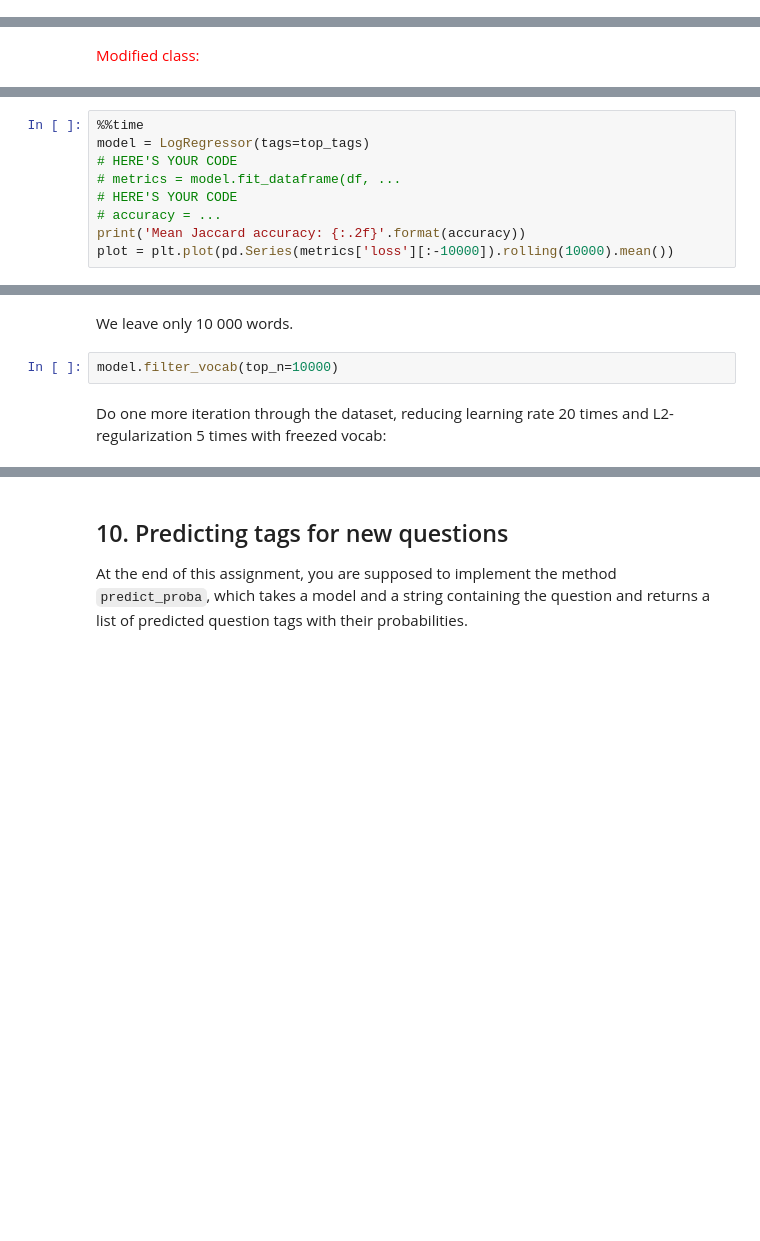
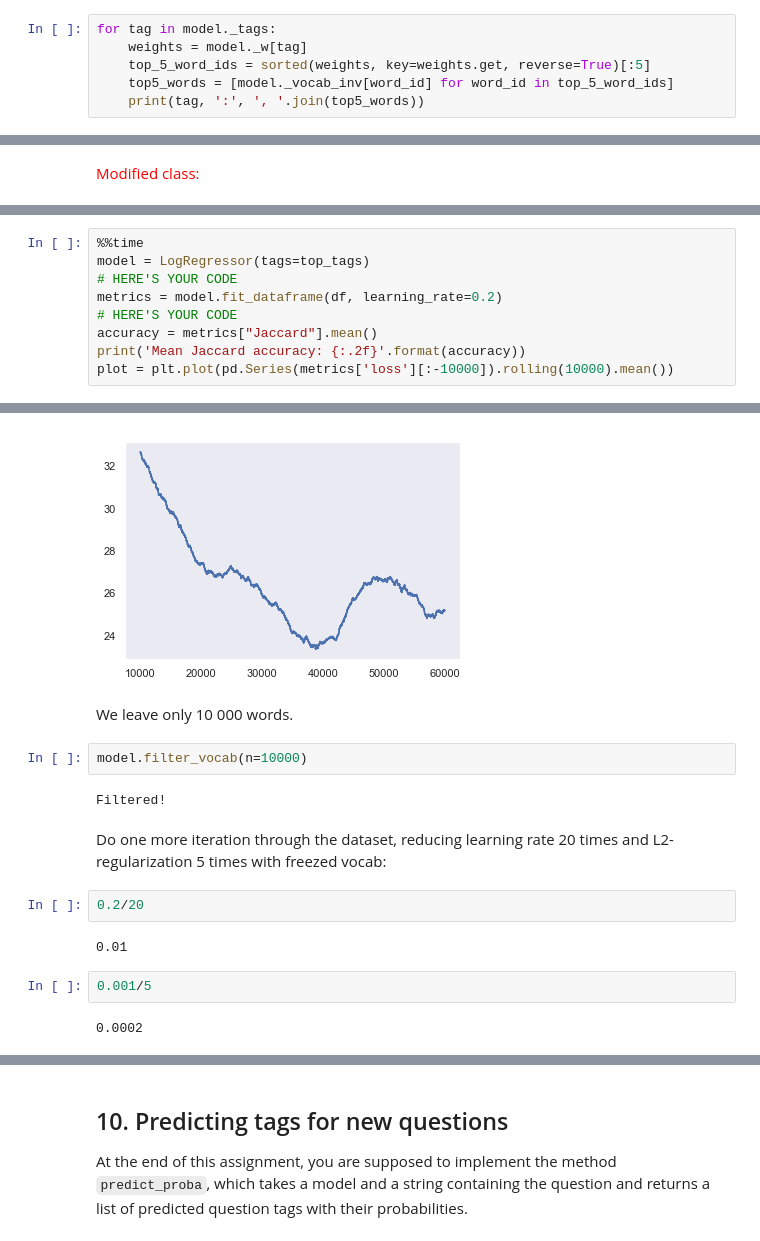
Before and after one commit to Howuhh/mlcourse.ai, a Jupyter notebook: jupyter_english/assignments_fall2018/assignment8_stackoverflow_logistic_regression.ipynb, the cells around one changed output, grey strips where cells are left out. Drawn from its saved outputs; the diff is of its cells as text; blank space fills up the shorter version.

```diff
--- a/jupyter_english/assignments_fall2018/assignment8_stackoverflow_logistic_regression.ipynb
+++ b/jupyter_english/assignments_fall2018/assignment8_stackoverflow_logistic_regression.ipynb
@@ -952,0 +949,6 @@ for tag in model._tags:
+# %%
+for tag in model._tags:
+    weights = model._w[tag]
+    top_5_word_ids = sorted(weights, key=weights.get, reverse=True)[:5]
+    top5_words = [model._vocab_inv[word_id] for word_id in top_5_word_ids]
+    print(tag, ':', ', '.join(top5_words))
@@ -990,8 +1121,9 @@ class LogRegressor():
 %%time
 model = LogRegressor(tags=top_tags)
 # HERE'S YOUR CODE
-# metrics = model.fit_dataframe(df, ...
+metrics = model.fit_dataframe(df, learning_rate=0.2)
 # HERE'S YOUR CODE
-# accuracy = ...
+accuracy = metrics["Jaccard"].mean()
 print('Mean Jaccard accuracy: {:.2f}'.format(accuracy))
 plot = plt.plot(pd.Series(metrics['loss'][:-10000]).rolling(10000).mean())
+# %% [output]
@@ -998,9 +1134,20 @@ plot = plt.plot(pd.Series(metrics['loss'][:-10000]).rolling(10000).mean())
+[figure, added]
 # %% [markdown]
 We leave only 10 000 words.
 # %%
-model.filter_vocab(top_n=10000)
+model.filter_vocab(n=10000)
+# %% [output]
+Filtered!
 # %% [markdown]
 Do one more iteration through the dataset, reducing learning rate 20 times and L2-regularization 5 times with freezed vocab:
+# %%
+0.2/20
+# %% [output]
+0.01
+# %%
+0.001/5
+# %% [output]
+0.0002
 # %%
 %%time
 # HERE'S YOUR CODE
```
Also changed, not shown: parts of 8 cells of this notebook, 25 other files.
